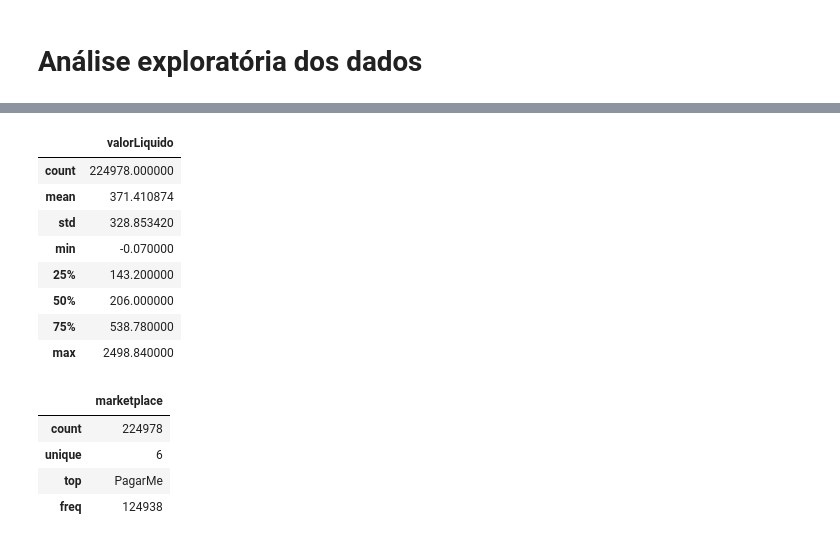
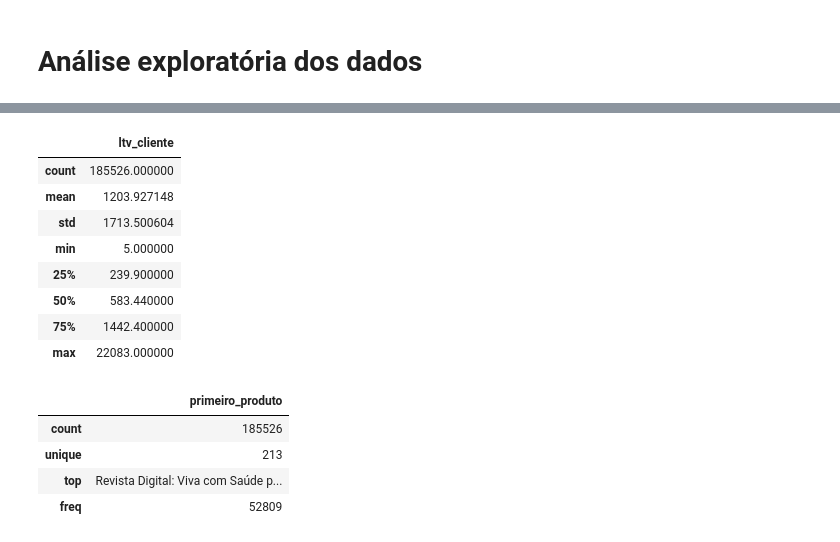
Before and after one commit to LuanaLeite/trabalho-individual, a Jupyter notebook: Entrega_2_Luana_Leite.ipynb, the cells around one changed output, grey strips where cells are left out. Cells and saved outputs as stored; diff of their text form; code cells hidden in the pictures.

```diff
--- a/Entrega_2_Luana_Leite.ipynb
+++ b/Entrega_2_Luana_Leite.ipynb
@@ -93,10 +95,7 @@ memory usage: 57.5+ MB
 # %%
-df = df.astype({"dataPedido":'datetime64[ms]',
-                "dataAprovacao":'datetime64[ms]',
-                "dataCancelamento":'datetime64[ms]',
-                "dataGarantia":'datetime64[ms]',
-                "vencimento_boleto":'datetime64[ms]',
-                "DataPrimeiraCompra":'datetime64[ms]'})
+df = df.astype({"data_pedido":'datetime64[ms]',
+                "data_primeira_compra":'datetime64[ms]',
+                "data_priemeira_captura":'datetime64[ms]'})
 # %%
 df.info()
 # %% [output]
@@ -152,20 +161,20 @@ df.head()
 # %%
-df[['valorLiquido']].describe()
+df[['ltv_cliente']].describe()
 # %% [output]
-|  | valorLiquido |
-| count | 224978.000000 |
-| mean | 371.410874 |
-| std | 328.853420 |
-| min | -0.070000 |
-| 25% | 143.200000 |
-| 50% | 206.000000 |
-| 75% | 538.780000 |
-| max | 2498.840000 |
+|  | ltv_cliente |
+| count | 185526.000000 |
+| mean | 1203.927148 |
+| std | 1713.500604 |
+| min | 5.000000 |
+| 25% | 239.900000 |
+| 50% | 583.440000 |
+| 75% | 1442.400000 |
+| max | 22083.000000 |
 # %%
-df[['marketplace']].describe()
+df[['primeiro_produto']].describe()
 # %% [output]
-|  | marketplace |
-| count | 224978 |
-| unique | 6 |
-| top | PagarMe |
-| freq | 124938 |
+|  | primeiro_produto |
+| count | 185526 |
+| unique | 213 |
+| top | Revista Digital: Viva com Saúde p... |
+| freq | 52809 |
```
Also changed, not shown: parts of 101 cells of this notebook.
